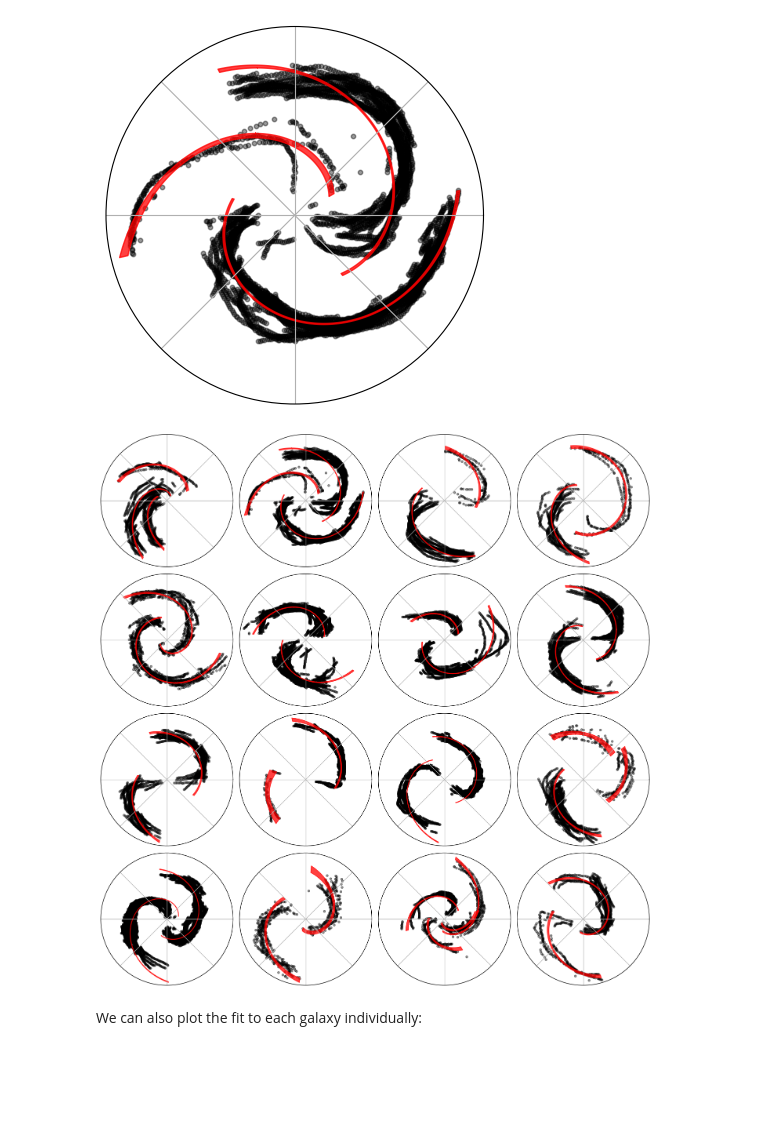
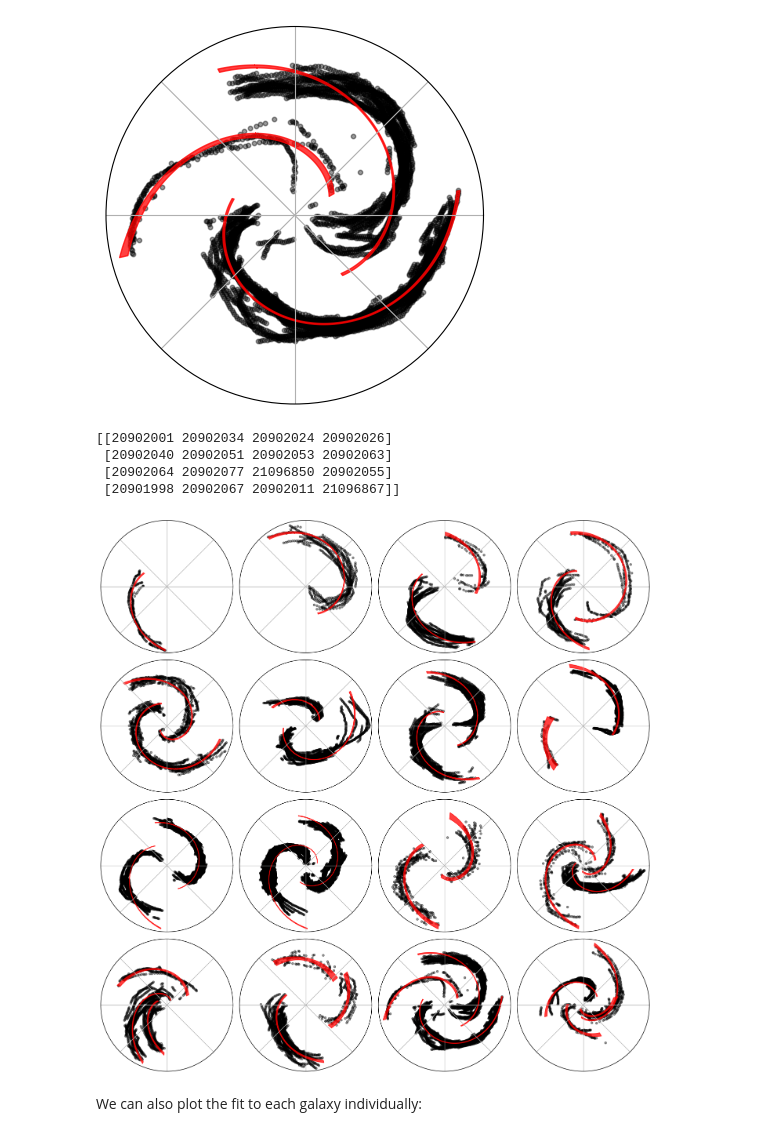
Before and after one commit to tingard/hierarchical-modelling-of-spiral-pitch-angle, a Jupyter notebook: plot_resulting_fits.ipynb, the cells around one changed output. Drawn from its saved outputs; the diff is of its cells as text; code cells hidden in the pictures; blank space fills up the shorter version.

```diff
--- a/plot_resulting_fits.ipynb
+++ b/plot_resulting_fits.ipynb
@@ -38,28 +31,43 @@ plt.xticks(plt.xticks()[0], [])
 plt.yticks([]);
 # %% [output]
 [figure]
+# %%
+N = 4
+gal_choice_ids = np.array([
+    20902001, 20902034, 20902024, 20902026,
+    20902040, 20902055, 20902051, 20902053,
+    20901998, 20902063, 20902064, 20902067,
+    20902077, 21096850, 21096867, 20902011,
+])
+assert len(gal_choice_ids) == len(np.unique(gal_choice_ids))
 # %%
-N = 4
-gal_choice_ids = np.array([
-    20901998, 20902011, 20902024, 20902026,
-    20902040, 20902047, 20902051, 20902053,
-    20902057, 20902063, 20902064, 20902067,
-    20902077, 21096850, 21096867, 21096902,
-])
-
+# sort by number of arms
+gal_choice_ids = bhsm.galaxies.loc[gal_choice_ids].str.len().sort_values().index.values
+print(gal_choice_ids.reshape(N, N))
 plt.figure(figsize=(12, 12), dpi=120)
 for i in range(N):
     for j in range(N):
         idx = N * i + j
         plt.subplot(N, N, idx + 1, projection='polar')
-        plot_galaxy(gal_choice_ids[idx], bhsm=bhsm, trace=trace, markersize=10, rasterize_scatter=True)
+        plot_galaxy(
+            gal_choice_ids[idx],
+            bhsm=bhsm,
+            trace=trace,
+            markersize=10,
+#             plot_scatter=False,
+            rasterize_scatter=True
+        )
         plt.xticks(plt.xticks()[0], [])
         plt.yticks([])
 plt.tight_layout()
 plt.savefig('plots/example-spiral-fits.pdf', bbox_inches='tight')
 plt.savefig('plots/example-spiral-fits.png', bbox_inches='tight')
 # %% [output]
+[[20902001 20902034 20902024 20902026]
+ [20902040 20902051 20902053 20902063]
+ [20902064 20902077 21096850 20902055]
+ [20901998 20902067 20902011 21096867]]
-[figure, old version]
+[figure, new version]
 # %% [markdown]
 We can also plot the fit to each galaxy individually:
 # %%
```
Also changed, not shown: parts of 3 cells of this notebook, 9 other files.
